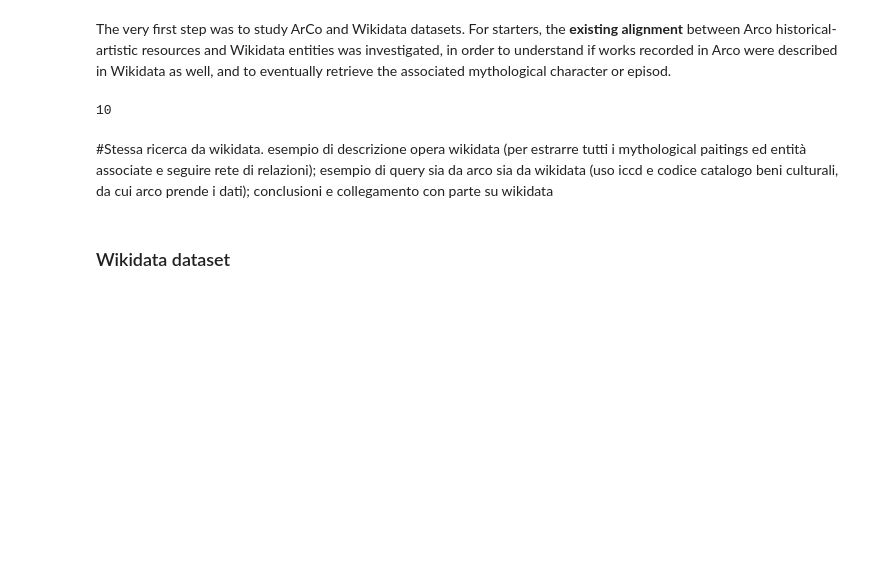
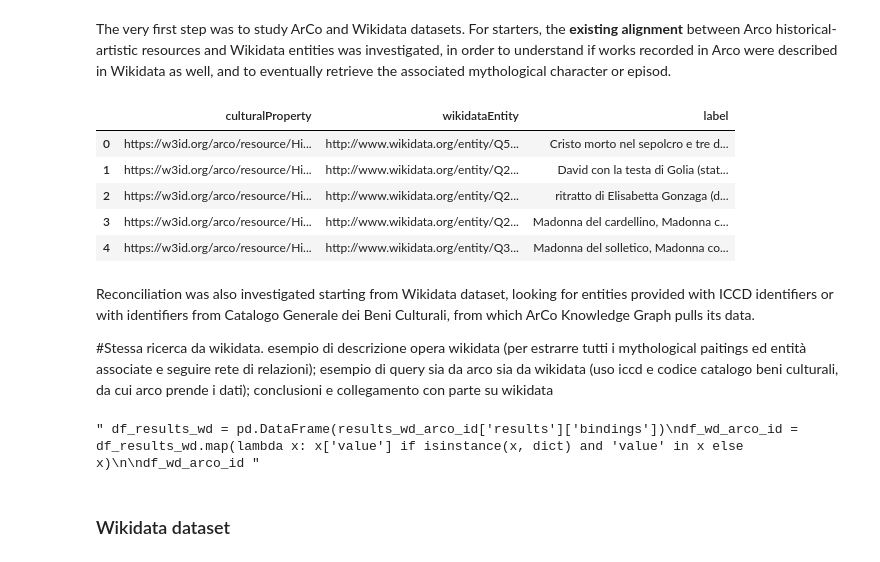
Before and after one commit to Info-Viz/DataNymphs, a Jupyter notebook: data_analysis/COPIA_opere_mitologiche_ArCo.ipynb, the cells around one changed output. Cells and saved outputs as stored; diff of their text form; code cells hidden in the pictures; blank space fills up the shorter version.

Commit message:
additional markdown and complete arco+wd csv

```diff
--- a/data_analysis/COPIA_opere_mitologiche_ArCo.ipynb
+++ b/data_analysis/COPIA_opere_mitologiche_ArCo.ipynb
@@ -30,25 +30,33 @@ sparql_arco.setReturnFormat(JSON)
 # %%
 query_arco_same_as = """
     SELECT ?culturalProperty ?wikidataEntity ?label
     WHERE {
         ?culturalProperty rdf:type arco:HistoricOrArtisticProperty ;
                           owl:sameAs ?wikidataEntity .
         FILTER(STRSTARTS(STR(?wikidataEntity), "http://www.wikidata.org/entity/"))
 
-        # etichetta del bene in Arco se c'è
-        OPTIONAL { ?culturalProperty rdfs:label ?label }
-}
+    # etichetta del bene in Arco se c'è
+    OPTIONAL { ?culturalProperty rdfs:label ?label }
+    FILTER(LANG(?label) = "en")
+    }
 """
 
 sparql_arco.setQuery(query_arco_same_as)
 results_same_as = sparql_arco.query().convert()
 
 df_results = pd.DataFrame(results_same_as['results']['bindings'])
 df_same_as = df_results.map(lambda x: x['value'] if isinstance(x, dict) and 'value' in x else x)
 
 df_same_as
-len(df_same_as)
+#len(df_same_as)
 # %% [output]
-10
+|  | culturalProperty | wikidataEntity | label |
+| 0 | https://w3id.org/arco/resource/Hi... | http://www.wikidata.org/entity/Q5... | Cristo morto nel sepolcro e tre d... |
+| 1 | https://w3id.org/arco/resource/Hi... | http://www.wikidata.org/entity/Q2... | David con la testa di Golia (stat... |
+| 2 | https://w3id.org/arco/resource/Hi... | http://www.wikidata.org/entity/Q2... | ritratto di Elisabetta Gonzaga (d... |
+| 3 | https://w3id.org/arco/resource/Hi... | http://www.wikidata.org/entity/Q2... | Madonna del cardellino, Madonna c... |
+| 4 | https://w3id.org/arco/resource/Hi... | http://www.wikidata.org/entity/Q3... | Madonna del solletico, Madonna co... |
 # %% [markdown]
+Reconciliation was also investigated starting from Wikidata dataset, looking for entities provided with ICCD identifiers or with identifiers from Catalogo Generale dei Beni Culturali, from which ArCo Knowledge Graph pulls its data.
+
 #Stessa ricerca da wikidata. esempio di descrizione opera wikidata (per estrarre tutti i mythological paitings ed entità associate e seguire rete di relazioni); esempio di query sia da arco sia da wikidata (uso iccd e codice catalogo beni culturali, da cui arco prende i dati); conclusioni e collegamento con parte su wikidata
@@ -55,3 +67,25 @@ len(df_same_as)
+# %%
+query_wd_arco_id = """
+    SELECT ?item ?arcoId
+    WHERE {
+        ?item wdt:P9051 ?arcoId .
+        #filtra solo proprietà storico artistiche
+        FILTER(STRSTARTS(STR(?arcoId), "HistoricOrArtisticProperty"))
+        # estrai solo opere mitologiche
+        ?item wdt:P136 ?myth .
+        ?myth wdt:P279 wd:Q115574326 .
+    }
+"""
+
+""" sparql_wd.setQuery(query_wd_arco_id)
+results_wd_arco_id = sparql_wd.query().convert() """
+
+""" df_results_wd = pd.DataFrame(results_wd_arco_id['results']['bindings'])
+df_wd_arco_id = df_results_wd.map(lambda x: x['value'] if isinstance(x, dict) and 'value' in x else x)
+
+df_wd_arco_id """
+# %% [output]
+" df_results_wd = pd.DataFrame(results_wd_arco_id['results']['bindings'])\ndf_wd_arco_id = df_results_wd.map(lambda x: x['value'] if isinstance(x, dict) and 'value' in x else x)\n\ndf_wd_arco_id "
 # %% [markdown]
 ### Wikidata dataset
 # %% [markdown]
```
Also changed, not shown: parts of 15 cells of this notebook, 5 other files.
